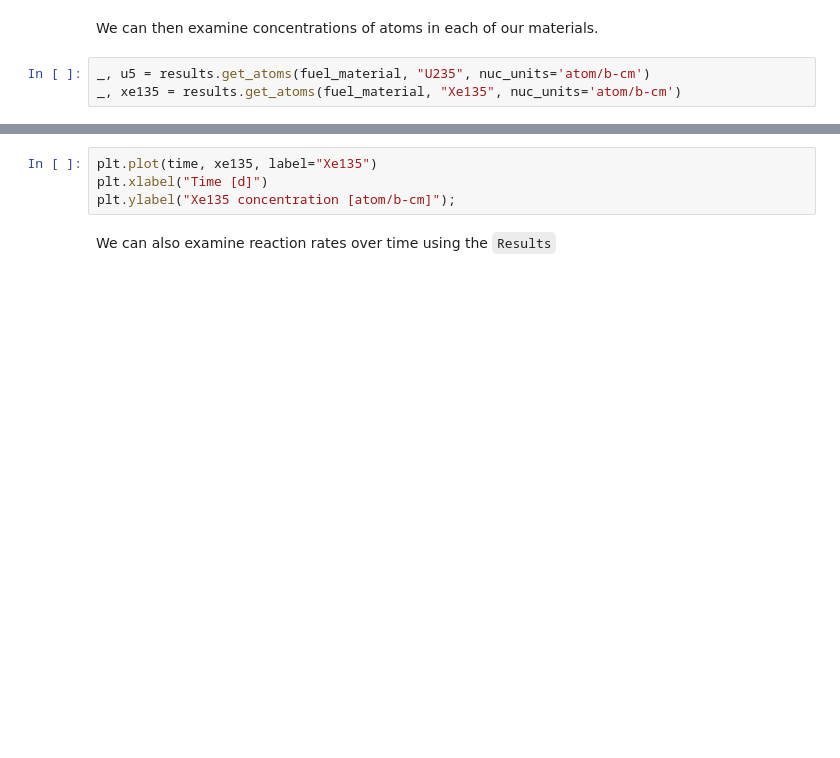
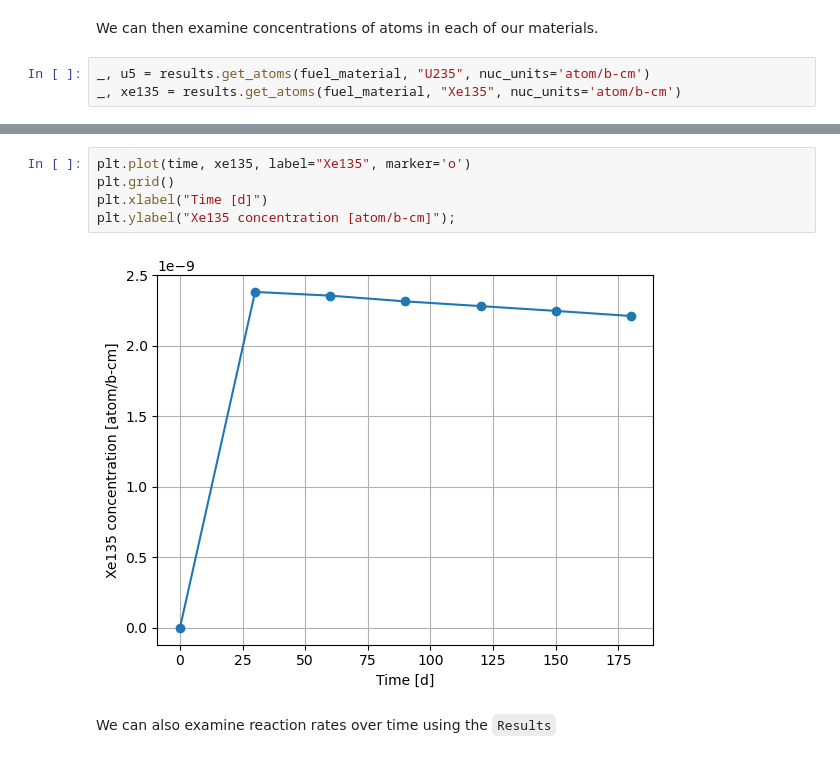
Before and after one commit to aprilnovak/openmc-education, a Jupyter notebook: depletion-08/solution-08.ipynb, the cells around one changed output, grey strips where cells are left out. Drawn from its saved outputs; the diff is of its cells as text; blank space fills up the shorter version.

```diff
--- a/depletion-08/solution-08.ipynb
+++ b/depletion-08/solution-08.ipynb
@@ -124,7 +208,10 @@ plt.ylabel("U235 concentration [atom/b-cm]");
 # %%
-plt.plot(time, xe135, label="Xe135")
+plt.plot(time, xe135, label="Xe135", marker='o')
+plt.grid()
 plt.xlabel("Time [d]")
 plt.ylabel("Xe135 concentration [atom/b-cm]");
+# %% [output]
+[figure, added]
 # %% [markdown]
 We can also examine reaction rates over time using the `Results`
 # %%
```
Also changed, not shown: parts of 25 cells of this notebook, 1 other file.
